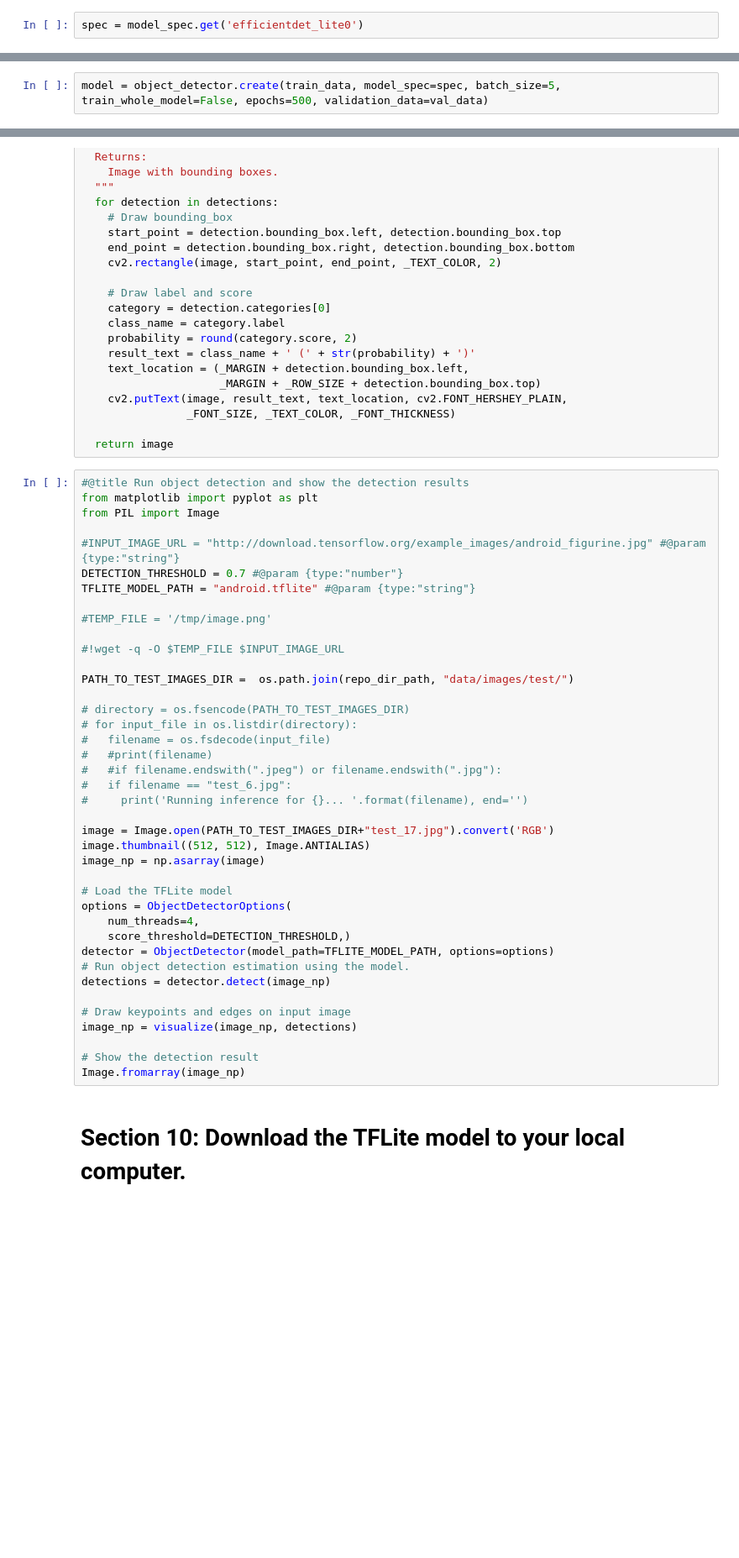
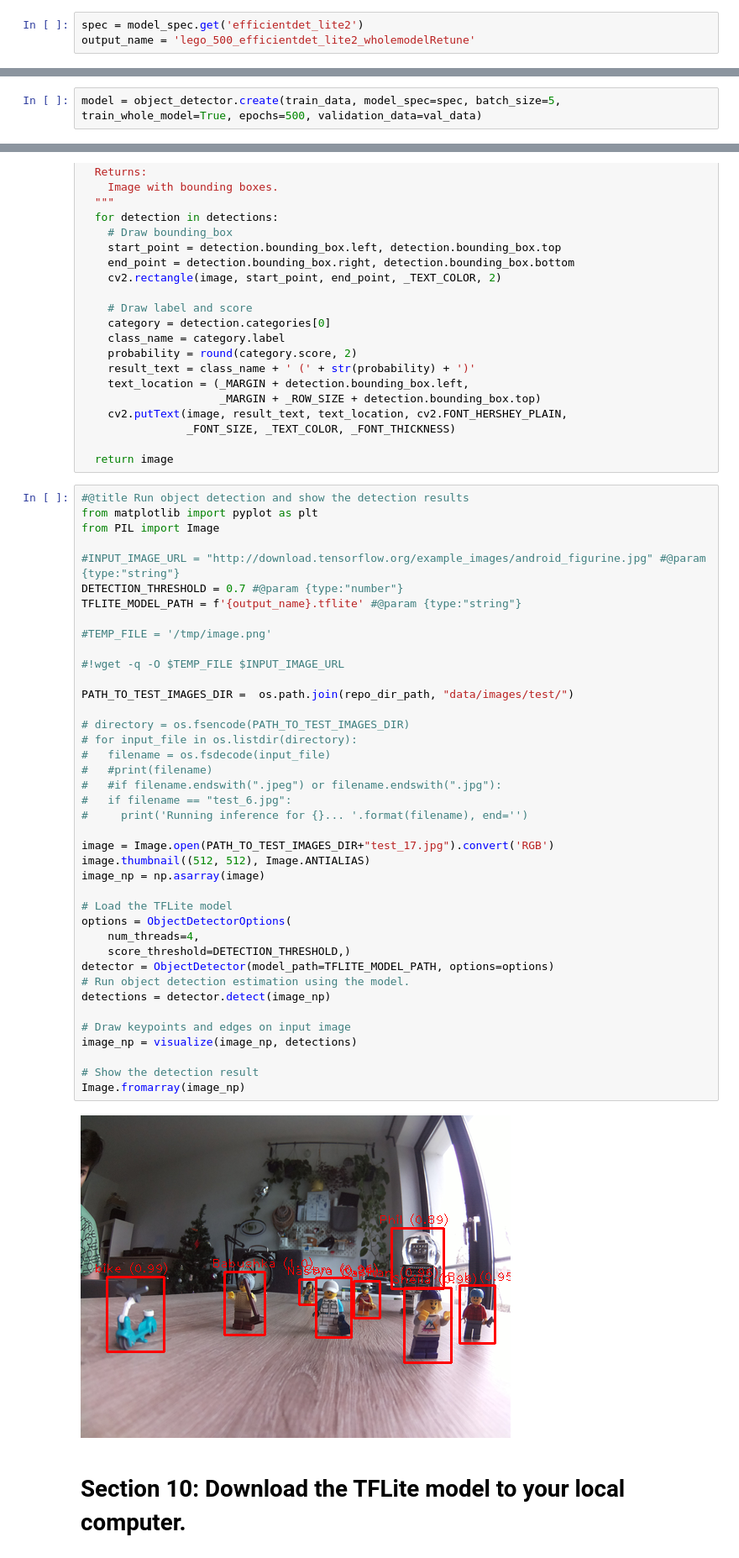
Before and after one commit to karavdin/smartPiCar, a Jupyter notebook: code/training_tensorflow_lite_LEGO_object_detection.ipynb, the cells around one changed output, grey strips where cells are left out. Shown at 84% size. Saved outputs shown, nothing was run; the diff lists cells and outputs as text; blank space fills up the shorter version.

Commit message:
different model

```diff
--- a/code/training_tensorflow_lite_LEGO_object_detection.ipynb
+++ b/code/training_tensorflow_lite_LEGO_object_detection.ipynb
@@ -174,7 +174,8 @@ Here is the performance of each EfficientDet-Lite models compared to each others
 
 In this notebook, we use EfficientDet-Lite0 to train our model. You can choose other model architectures depending on whether speed or accuracy is more important to you.
 # %%
-spec = model_spec.get('efficientdet_lite0')
+spec = model_spec.get('efficientdet_lite2')
+output_name = 'lego_500_efficientdet_lite2_wholemodelRetune'
 # %% [markdown]
 # Section 4: Train the TensorFlow model with the training data.
 
@@ -182,6 +183,6 @@ spec = model_spec.get('efficientdet_lite0')
 * Set `batch_size = 5` here so you will see that it takes 18 steps to go through the 90 images in the training dataset.
 * Set `train_whole_model=True` to fine-tune the whole model instead of just training the head layer to improve accuracy. The trade-off is that it may take longer to train the model.
 # %%
-model = object_detector.create(train_data, model_spec=spec, batch_size=5, train_whole_model=False, epochs=500, validation_data=val_data)
+model = object_detector.create(train_data, model_spec=spec, batch_size=5, train_whole_model=True, epochs=500, validation_data=val_data)
 # %% [output]
 Epoch 1/500
@@ -540,39 +578,41 @@ from PIL import Image
 
 #INPUT_IMAGE_URL = "http://download.tensorflow.org/example_images/android_figurine.jpg" #@param {type:"string"}
 DETECTION_THRESHOLD = 0.7 #@param {type:"number"}
-TFLITE_MODEL_PATH = "android.tflite" #@param {type:"string"}
+TFLITE_MODEL_PATH = f'{output_name}.tflite' #@param {type:"string"}
 
 #TEMP_FILE = '/tmp/image.png'
 
 #!wget -q -O $TEMP_FILE $INPUT_IMAGE_URL
 
 PATH_TO_TEST_IMAGES_DIR =  os.path.join(repo_dir_path, "data/images/test/")
 
 # directory = os.fsencode(PATH_TO_TEST_IMAGES_DIR)
 # for input_file in os.listdir(directory):
 #   filename = os.fsdecode(input_file)
 #   #print(filename)
 #   #if filename.endswith(".jpeg") or filename.endswith(".jpg"):
 #   if filename == "test_6.jpg":
 #     print('Running inference for {}... '.format(filename), end='')
 
 image = Image.open(PATH_TO_TEST_IMAGES_DIR+"test_17.jpg").convert('RGB')
 image.thumbnail((512, 512), Image.ANTIALIAS)
 image_np = np.asarray(image)
 
 # Load the TFLite model
 options = ObjectDetectorOptions(
     num_threads=4,
     score_threshold=DETECTION_THRESHOLD,)
 detector = ObjectDetector(model_path=TFLITE_MODEL_PATH, options=options)
 # Run object detection estimation using the model.
 detections = detector.detect(image_np)
 
 # Draw keypoints and edges on input image
 image_np = visualize(image_np, detections)
 
 # Show the detection result
 Image.fromarray(image_np)
+# %% [output]
+[figure, added]
 # %% [markdown]
 # Section 10: Download the TFLite model to your local computer.
 # %%
```
Also changed, not shown: parts of 12 cells of this notebook.
